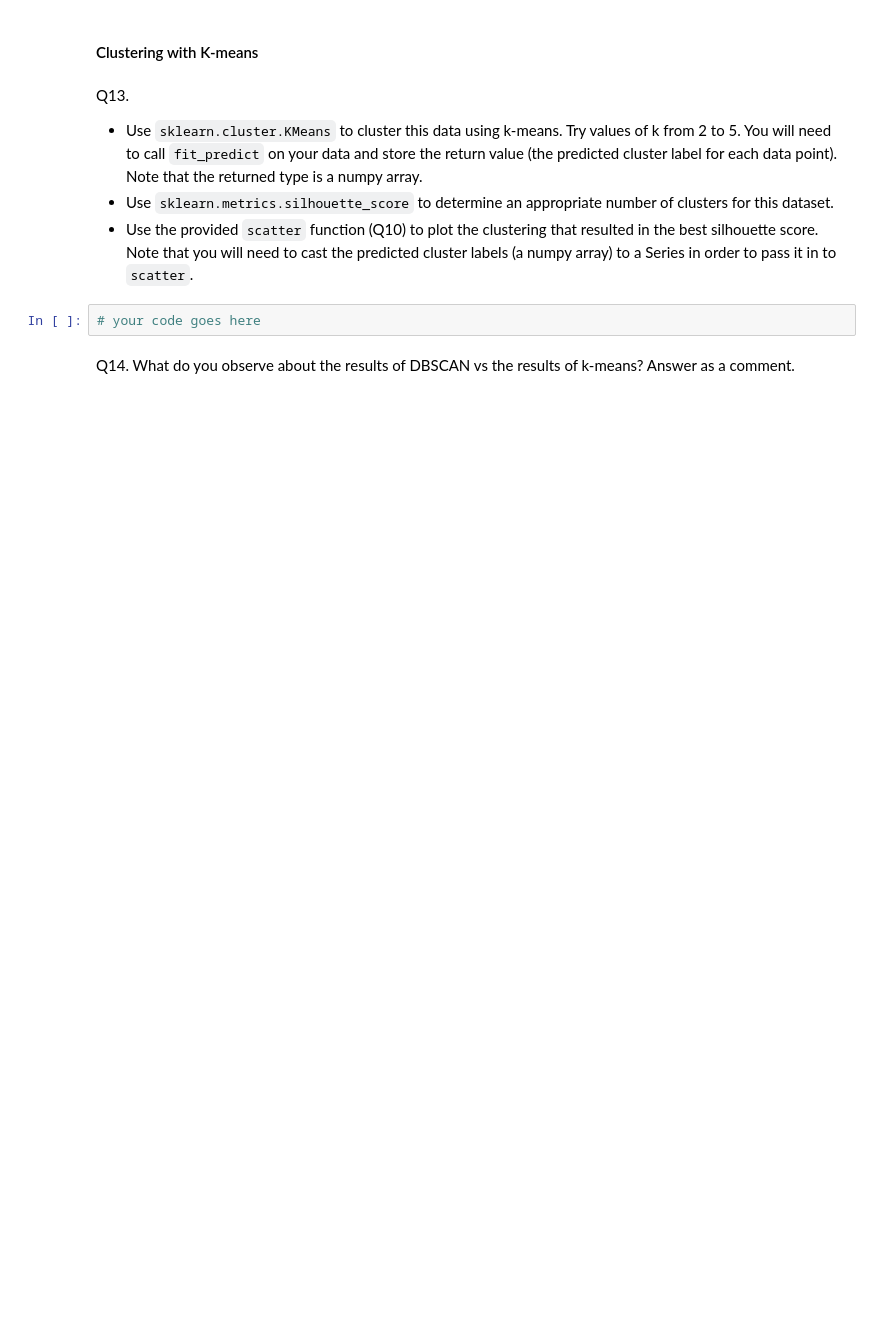
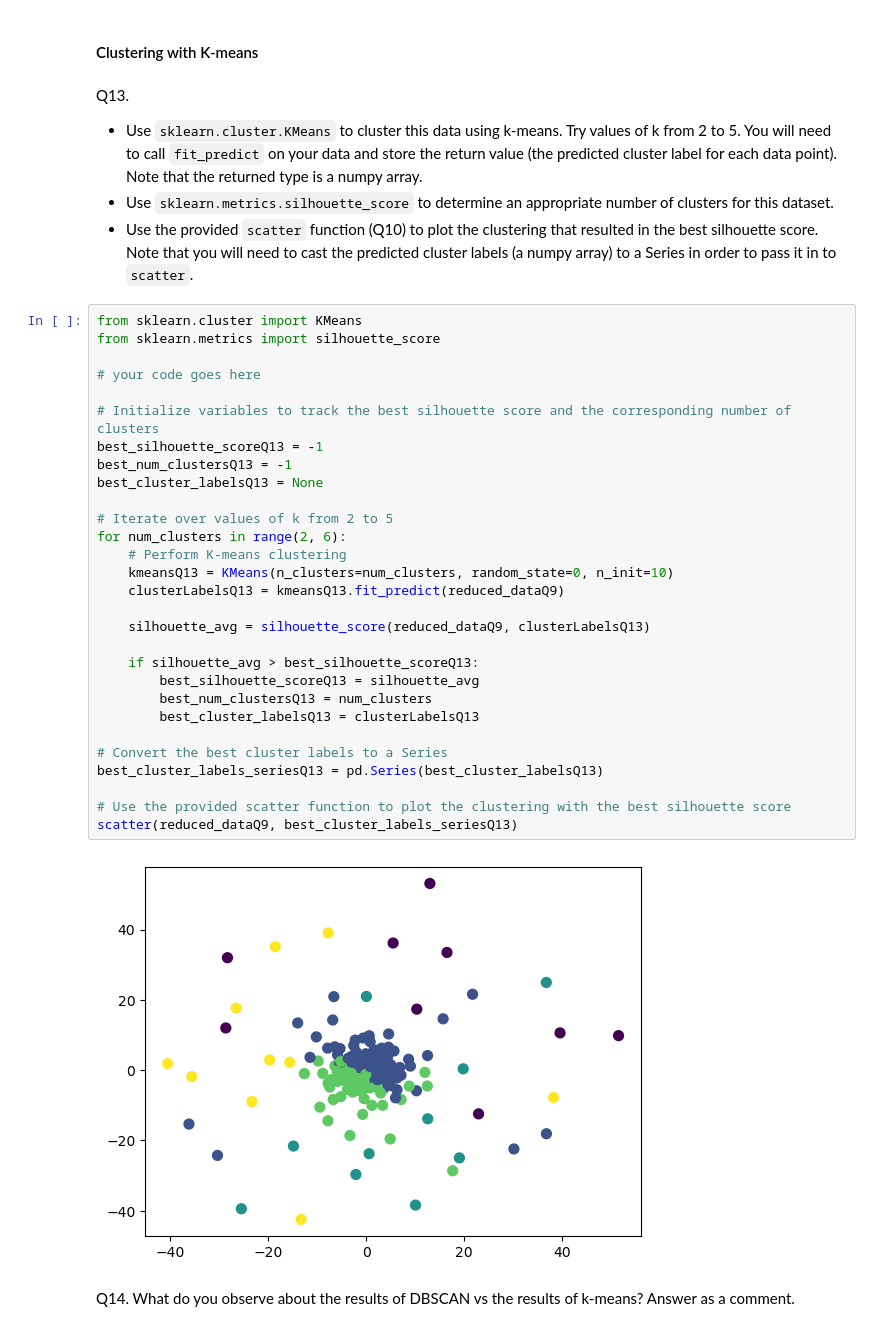
Before and after one commit to jakerm2002/Assignment-5-Clustering, a Jupyter notebook: HW5 - Clustering.ipynb, the cells around one changed output. Cells and saved outputs as stored; diff of their text form; blank space fills up the shorter version.

```diff
--- a/HW5 - Clustering.ipynb
+++ b/HW5 - Clustering.ipynb
@@ -378,7 +380,36 @@ Q13.
 * Use `sklearn.cluster.KMeans` to cluster this data using k-means. Try values of k from 2 to 5. You will need to call `fit_predict` on your data and store the return value (the predicted cluster label for each data point). Note that the returned type is a numpy array.
 * Use `sklearn.metrics.silhouette_score` to determine an appropriate number of clusters for this dataset.
 * Use the provided `scatter` function (Q10) to plot the clustering that resulted in the best silhouette score. Note that you will need to cast the predicted cluster labels (a numpy array) to a Series in order to pass it in to `scatter`.
-# %%
-# your code goes here
+# %%
+from sklearn.cluster import KMeans
+from sklearn.metrics import silhouette_score
+
+# your code goes here
+
+# Initialize variables to track the best silhouette score and the corresponding number of clusters
+best_silhouette_scoreQ13 = -1
+best_num_clustersQ13 = -1
+best_cluster_labelsQ13 = None
+
+# Iterate over values of k from 2 to 5
+for num_clusters in range(2, 6):
+    # Perform K-means clustering
+    kmeansQ13 = KMeans(n_clusters=num_clusters, random_state=0, n_init=10)
+    clusterLabelsQ13 = kmeansQ13.fit_predict(reduced_dataQ9)
+
+    silhouette_avg = silhouette_score(reduced_dataQ9, clusterLabelsQ13)
+
+    if silhouette_avg > best_silhouette_scoreQ13:
+        best_silhouette_scoreQ13 = silhouette_avg
+        best_num_clustersQ13 = num_clusters
+        best_cluster_labelsQ13 = clusterLabelsQ13
+
+# Convert the best cluster labels to a Series
+best_cluster_labels_seriesQ13 = pd.Series(best_cluster_labelsQ13)
+
+# Use the provided scatter function to plot the clustering with the best silhouette score
+scatter(reduced_dataQ9, best_cluster_labels_seriesQ13)
+# %% [output]
+[figure, added]
 # %% [markdown]
 Q14. What do you observe about the results of DBSCAN vs the results of k-means? Answer as a comment.
```
Also changed, not shown: parts of 3 cells of this notebook.
